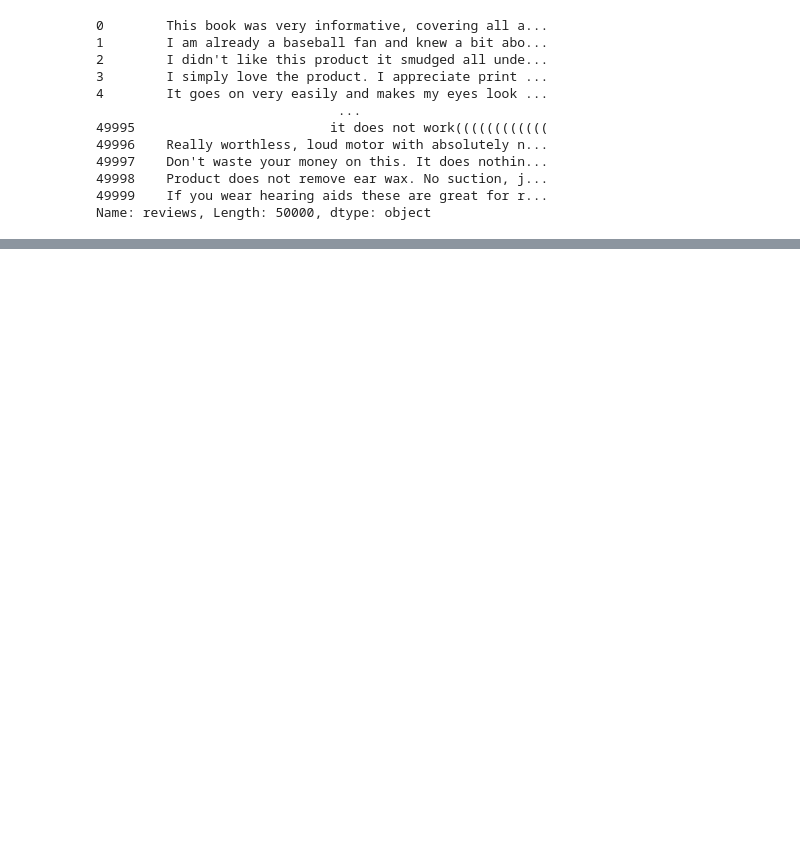
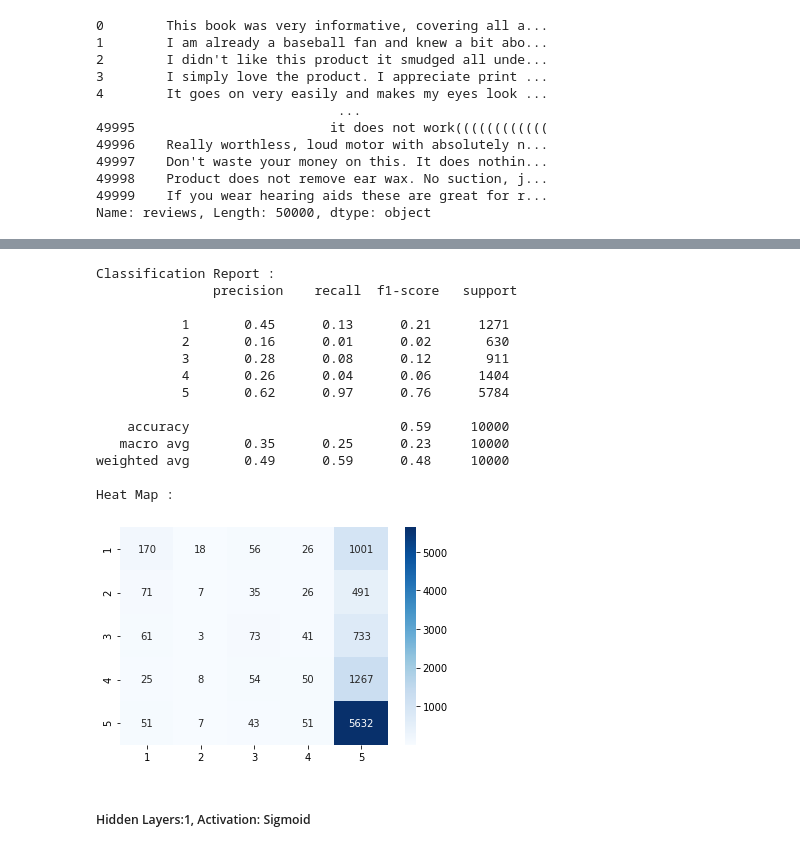
Before and after one commit to Manojbhadu/CS772-DL4NLP, a Jupyter notebook: Assignment2/Word2Vec.ipynb, the cells around one changed output, grey strips where cells are left out. Cells and saved outputs as stored; diff of their text form; code cells hidden in the pictures; blank space fills up the shorter version.

```diff
--- a/Assignment2/Word2Vec.ipynb
+++ b/Assignment2/Word2Vec.ipynb
@@ -252,0 +403,9 @@ Epoch 1/15
+# %%
+Sigmoid0 = NeuralNetGlove(preprocessed_reviews,Y)
+Sigmoid0.build_nn(hiddenLayers=0,activationHidden='sigmoid')
+Sigmoid0.train_nn(64,15)
+y_pred = Sigmoid0.predict(preprocessed_test_reviews)
+accuracyTest = accuracy_score(test['ratings'],y_pred)
+accuracyTrain = Sigmoid0.history.history['accuracy'][-1]
+print(accuracyTrain)
+print(accuracyTest)
@@ -252,0 +430,20 @@ Epoch 1/15
+# %%
+report(y_pred,test,Model=Sigmoid0)
+# %% [output]
+Classification Report :
+               precision    recall  f1-score   support
+
+           1       0.45      0.13      0.21      1271
+           2       0.16      0.01      0.02       630
+           3       0.28      0.08      0.12       911
+           4       0.26      0.04      0.06      1404
+           5       0.62      0.97      0.76      5784
+
+    accuracy                           0.59     10000
+   macro avg       0.35      0.25      0.23     10000
+weighted avg       0.49      0.59      0.48     10000
+
+Heat Map :
+[figure, added]
+# %% [markdown]
+##### Hidden Layers:1, Activation: Sigmoid
```
Also changed, not shown: parts of 31 cells of this notebook.
